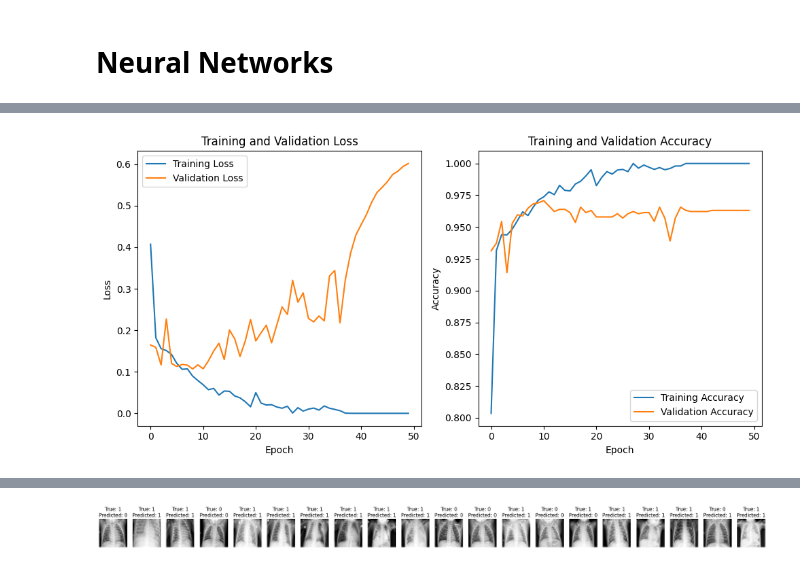
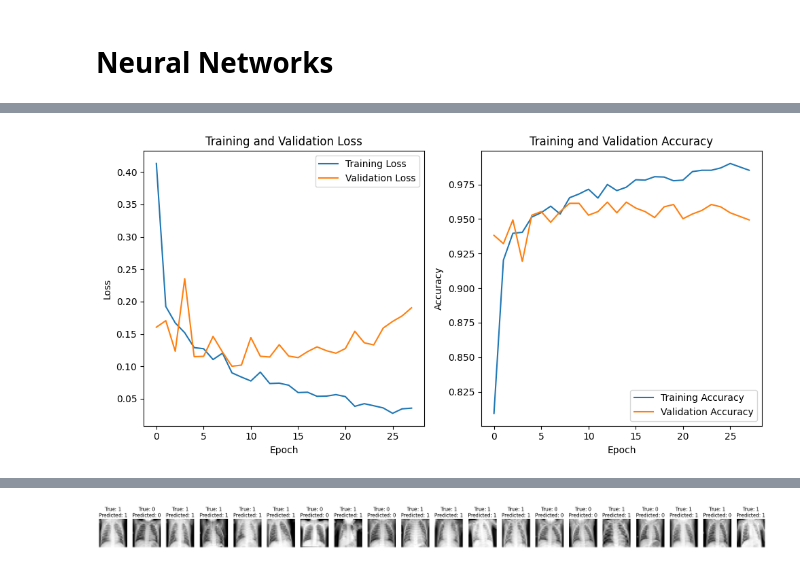
Before and after one commit to buisonanh/pneumonia-classification, a Jupyter notebook: model.ipynb, the cells around one changed output, grey strips where cells are left out. Drawn from its saved outputs; the diff is of its cells as text; code cells hidden in the pictures.

```diff
--- a/model.ipynb
+++ b/model.ipynb
@@ -46,20 +46,20 @@ import numpy as np
 
 # Define a function to preprocess an image for CNN input
 def preprocess_image(image_path):
-    # Open and resize the image to 50x50 pixels
-    image = Image.open(image_path).resize((50, 50))
+    # Open and resize the image to 28x28 pixels
+    image = Image.open(image_path).resize((28, 28))
     # Convert to grayscale
     image = image.convert('L')
-    # Convert to NumPy array and reshape to (50, 50, 1)
-    image_array = np.array(image).reshape((50, 50, 1))
+    # Convert to NumPy array and reshape to (28, 28, 1)
+    image_array = np.array(image).reshape((28, 28, 1))
     # Normalize pixel values to the range [0, 1]
     image_array = image_array / 255.0
     return image_array
 
 # Create empty arrays to store the data and labels
-X_train = np.empty((4077, 50, 50, 1), dtype=np.float32)
-X_validation = np.empty((1165, 50, 50, 1), dtype=np.float32)
-X_test = np.empty((582, 50, 50, 1), dtype=np.float32)
+X_train = np.empty((4077, 28, 28, 1), dtype=np.float32)
+X_validation = np.empty((1165, 28, 28, 1), dtype=np.float32)
+X_test = np.empty((582, 28, 28, 1), dtype=np.float32)
 
 y_train = np.empty((4077,), dtype=np.int32)
 y_validation = np.empty((1165,), dtype=np.int32)
@@ -134,17 +134,17 @@ visualize_random_data(X_train, y_train, num_samples_to_visualize)
 tf.random.set_seed(64)
 model = Sequential(
     [
-        Conv2D(64, (3, 3), activation='relu', input_shape=(50, 50 ,1)),
+        Conv2D(64, (3, 3), activation='relu', input_shape=(28, 28 ,1)),
         MaxPooling2D(2, 2),
         Conv2D(64, (3, 3), activation='relu'),
         MaxPooling2D(2,2),
         Flatten(),
         Dense(256, activation='relu', name='L1'),
-        Dense(150, activation='relu', name='L2'),
+        Dense(128, activation='relu', name='L2'),
         Dense(64, activation='relu', name='L3'),
         Dense(32, activation='relu', name='L4'),
         Dense(16, activation='relu', name='L5'),
-        Dense(2, activation='linear', name='L6')
+        Dense(2, activation='sigmoid', name='L6')
     ], name = "my_model"
 )
 
@@ -157,7 +157,7 @@ model.compile(
 # Train your model and store the training history
 history = model.fit(
     X_train, y_train,
-    epochs=50,
+    epochs=28,
     validation_data=(X_validation, y_validation)  # Use validation data for monitoring
 )
 # %% [output]
@@ -226,7 +225,7 @@ plt.legend()
 plt.tight_layout()
 plt.show()
 # %% [output]
-[figure, old version]
+[figure, new version]
 # %%
 import matplotlib.pyplot as plt
 import random
@@ -242,7 +241,7 @@ def visualize_results(images, true_labels, predicted_labels, num_samples):
     fig, axes = plt.subplots(1, num_samples, figsize=(30, 2))
     for i, idx in enumerate(random_indices):
         ax = axes[i]
-        ax.imshow(images[idx].reshape(50, 50), cmap='gray')
+        ax.imshow(images[idx].reshape(28, 28), cmap='gray')
         true_label = true_labels[idx]
         predicted_label = predicted_labels[idx]
         ax.set_title(f"True: {true_label}\nPredicted: {predicted_label}")
@@ -257,4 +256,4 @@ visualize_results(X_test, y_test, predictions.argmax(axis=1), num_samples_to_vis
-[figure, old version]
+[figure, new version]
 # %%
 from sklearn.metrics import confusion_matrix
 import seaborn as sns
```
Also changed, not shown: parts of 7 cells of this notebook.
